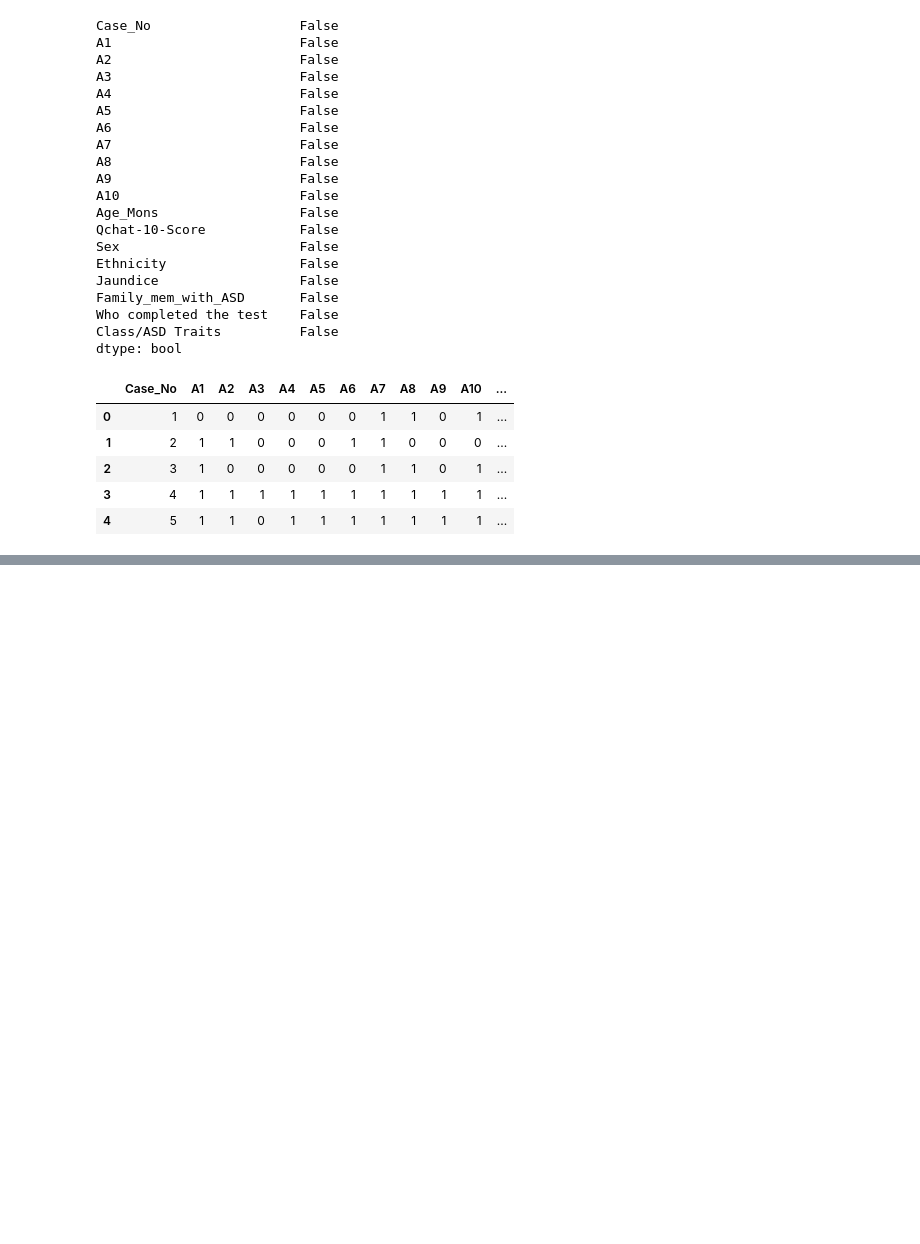
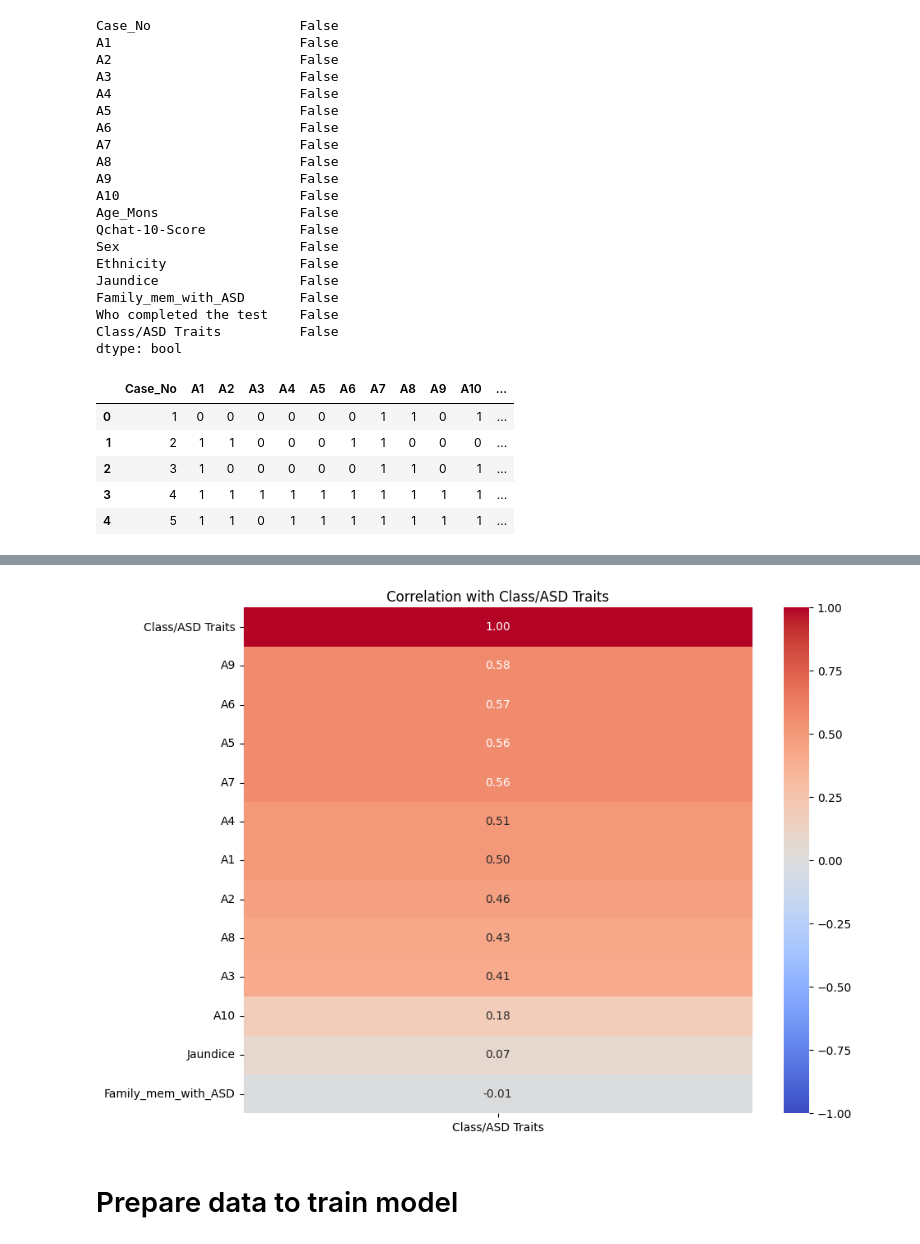
Before and after one commit to AndreSantos03/Y3S2-Artificial-Intelligence2, a Jupyter notebook: autism_toddler_prediction.ipynb, the cells around one changed output, grey strips where cells are left out. Saved outputs shown, nothing was run; the diff lists cells and outputs as text; code cells hidden in the pictures; blank space fills up the shorter version.

```diff
--- a/autism_toddler_prediction.ipynb
+++ b/autism_toddler_prediction.ipynb
@@ -98,0 +125,17 @@ plt.show()
+# %%
+# Encode categorical variables 'Jaundice' and 'Family_mem_with_ASD'
+df['Jaundice'] = encoder.fit_transform(df['Jaundice'])
+df['Family_mem_with_ASD'] = encoder.fit_transform(df['Family_mem_with_ASD'])
+
+# Create correlation matrix
+correlation = df[['A1', 'A2', 'A3', 'A4', 'A5', 'A6', 'A7', 'A8', 'A9', 'A10', 'Jaundice', 'Family_mem_with_ASD','Class/ASD Traits']].corr()['Class/ASD Traits'].sort_values(ascending=False)
+
+# Plot correlation matrix heatmap
+plt.figure(figsize=(10, 8))
+sb.heatmap(correlation.to_frame(), annot=True, cmap='coolwarm', fmt=".2f", vmin=-1, vmax=1)
+plt.title('Correlation with Class/ASD Traits')
+plt.show()
+# %% [output]
+[figure, added]
+# %% [markdown]
+# Prepare data to train model
```
Also changed, not shown: parts of 16 cells of this notebook.
